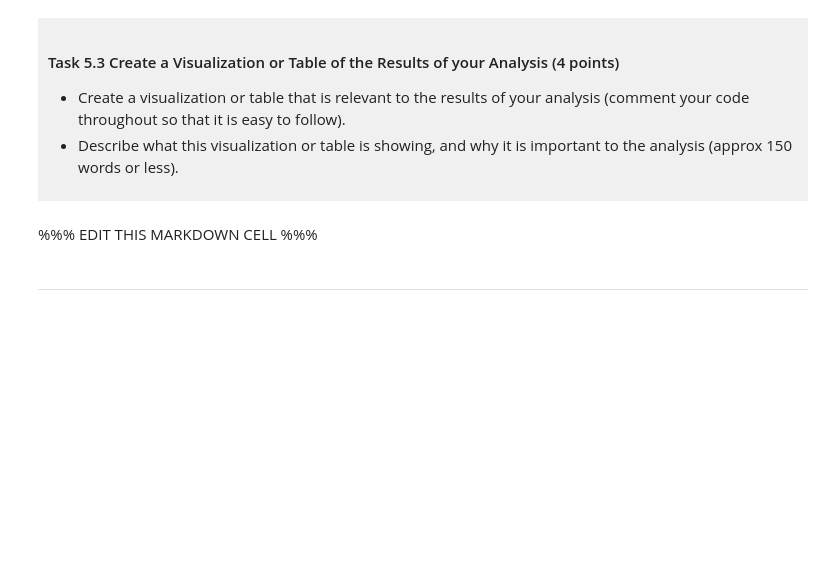
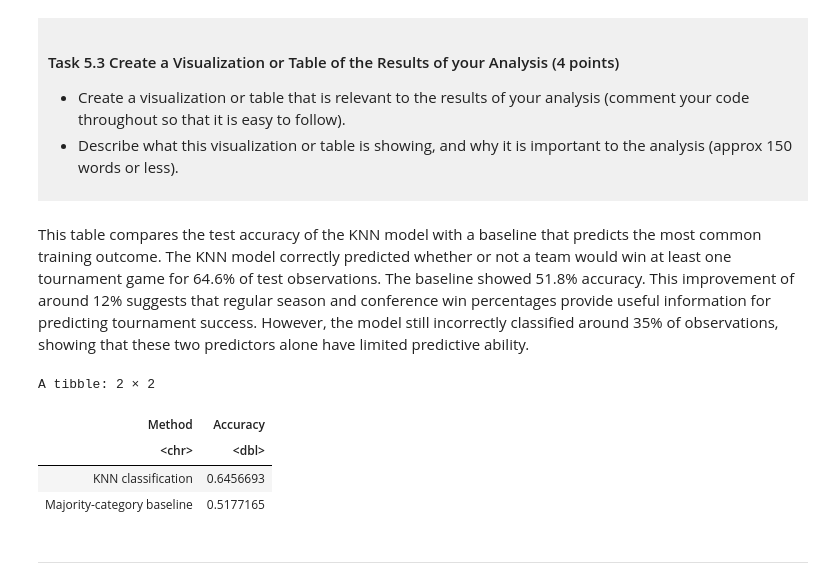
Before and after one commit to huihsin8/dsci-100-project-huihsin-lin, a Jupyter notebook: dsci-100-project-notebook.ipynb, the cells around one changed output. Drawn from its saved outputs; the diff is of its cells as text; code cells hidden in the pictures; blank space fills up the shorter version.

```diff
--- a/dsci-100-project-notebook.ipynb
+++ b/dsci-100-project-notebook.ipynb
@@ -456,9 +509,19 @@ This is a *draft*, we require a commit at this stage but it does not need to be
 
 </div>
 # %% [markdown]
-%%% EDIT THIS MARKDOWN CELL %%%
+This table compares the test accuracy of the KNN model with a baseline that predicts the most common training outcome. The KNN model correctly predicted whether or not a team would win at least one tournament game for 64.6% of test observations. The baseline showed 51.8% accuracy. This improvement of around 12% suggests that regular season and conference win percentages provide useful information for predicting tournament success. However, the model still incorrectly classified around 35% of observations, showing that these two predictors alone have limited predictive ability.
 # %%
-### EDIT THIS CODE CELL ###
+knn_accuracy <- basketball_test_accuracy |> pull(.estimate) #extracting the model's test accuracy
+baseline_accuracy <- basketball_baseline_accuracy |> pull(accuracy) #extracting the baseline accuracy
+basketball_results_table <- tibble(Method = c("KNN classification", "Majority-category baseline"), Accuracy = c(knn_accuracy, baseline_accuracy))
+#creating a table comparing the two methods
+basketball_results_table
+# %% [output]
+A tibble: 2 × 2
+| Method | Accuracy |
+| <chr> | <dbl> |
+| KNN classification | 0.6456693 |
+| Majority-category baseline | 0.5177165 |
 # %% [markdown]
 -----
 # %% [markdown]
```
Also changed, not shown: parts of 6 cells of this notebook.
